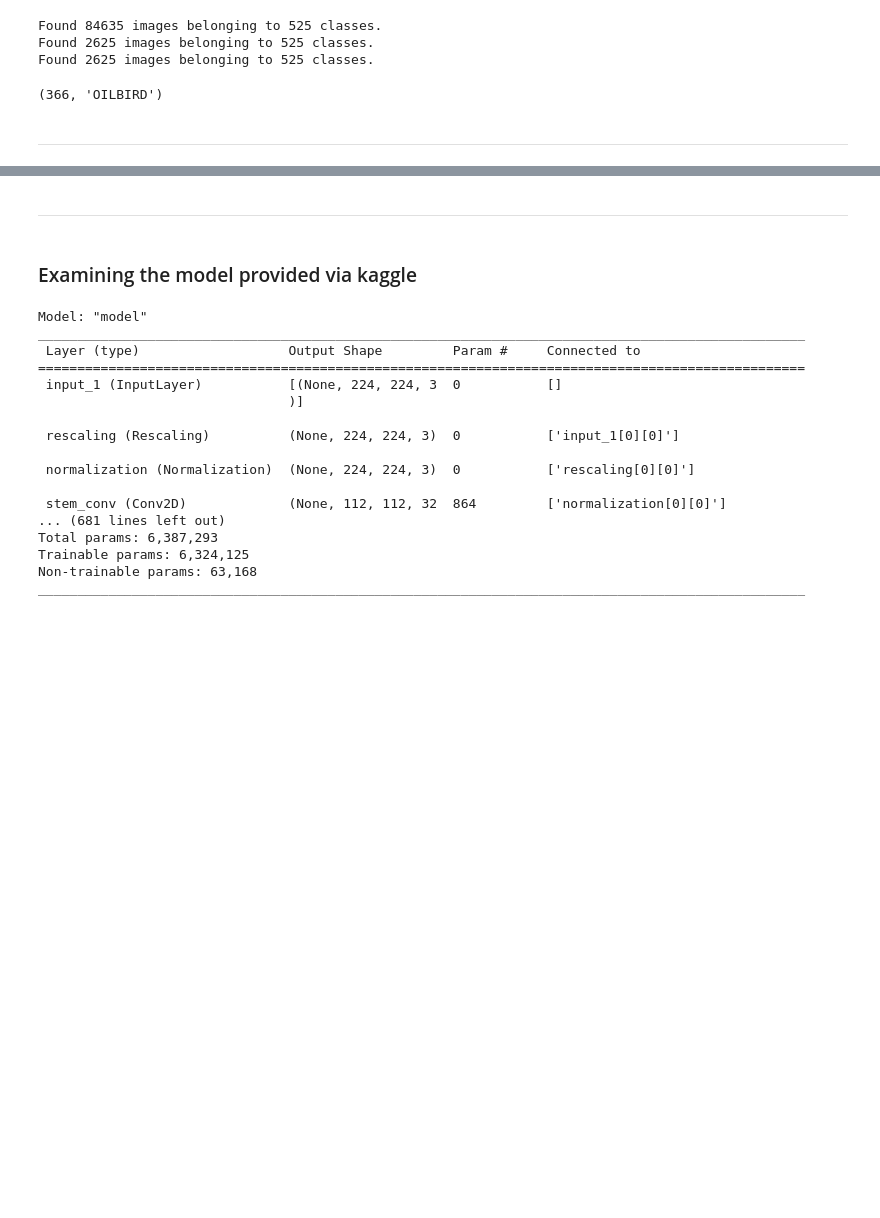
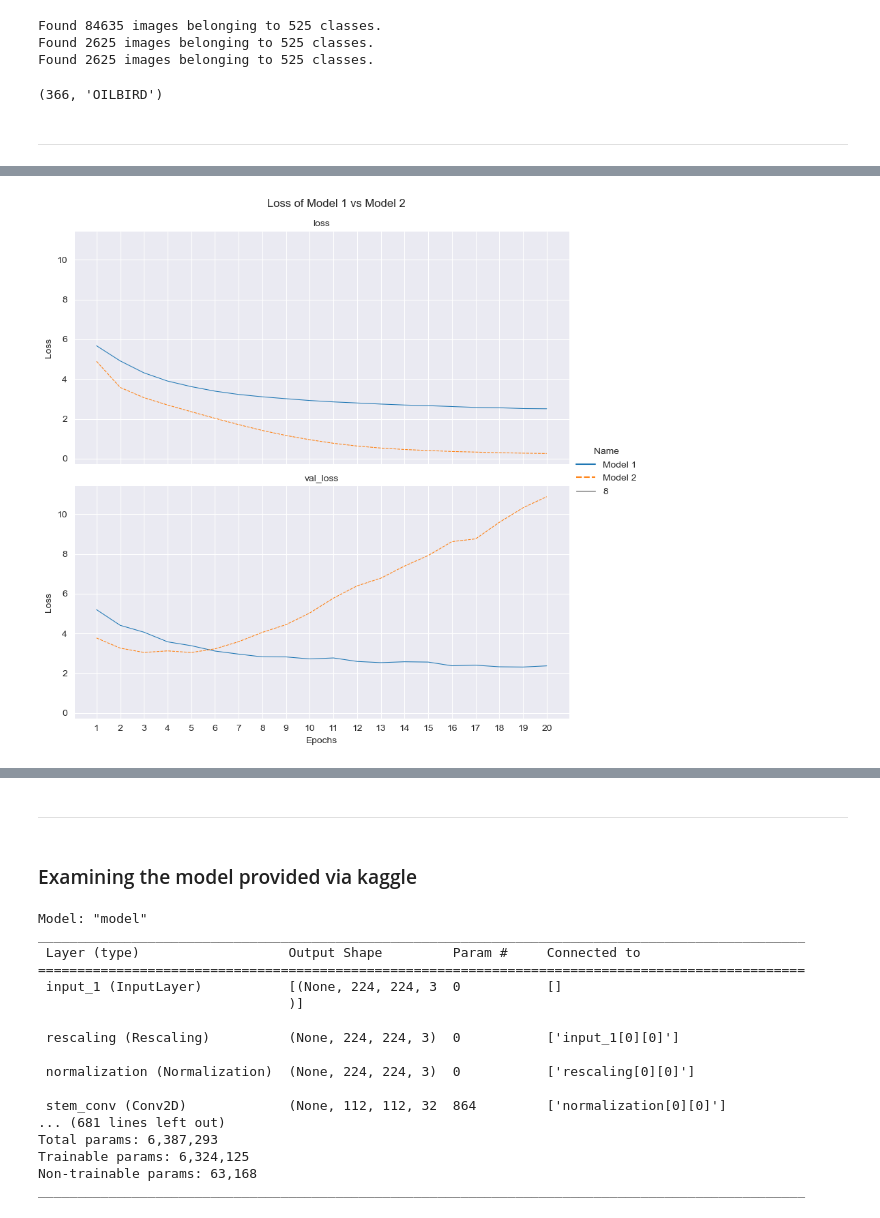
Before and after one commit to dvdhartsman/Bird_Species_Image_Classification, a Jupyter notebook: Bird_Classification_2.ipynb, the cells around one changed output, grey strips where cells are left out. Saved outputs shown, nothing was run; the diff lists cells and outputs as text; code cells hidden in the pictures; blank space fills up the shorter version.

Commit message:
2nd model, visualization function, planned third model

```diff
--- a/Bird_Classification_2.ipynb
+++ b/Bird_Classification_2.ipynb
@@ -204,0 +228,8 @@ KeyboardInterrupt:
+# %%
+# Creating a df from this model's training history object
+
+model_df = pd.DataFrame(histoy.history)
+model_df["Epochs"] = range(1, 21)
+model_df["Name"] = "Model 2"
+# model_df.to_csv('/Users/samalainabayeva/Desktop/FLAT_IRON!!!/birds_archive/model_2_logs.csv')
+model_df.head()
@@ -204,0 +243,7 @@ KeyboardInterrupt:
+# %%
+# Importing data from the model created in the previous notebook
+
+first_model = pd.read_csv('/Users/samalainabayeva/Desktop/FLAT_IRON!!!/birds_archive/model_1_logs.csv', index_col=0)
+first_model["Name"] = "Model 1"
+first_model = first_model.reindex(columns=model_df.columns)
+first_model.head()
@@ -204,0 +257,6 @@ KeyboardInterrupt:
+# %%
+# Combining both models into a single df for plotting options
+
+concat_df = pd.concat([first_model, model_df])
+print(concat_df.info())
+concat_df[18:22]
@@ -204,0 +283,5 @@ KeyboardInterrupt:
+# %%
+# Making df long format for some additional categorical plotting options
+
+melted = pd.melt(concat_df, id_vars=["Name", "Epochs"], value_vars=["loss", "accuracy", "val_loss", "val_accuracy"])
+melted.head()
@@ -204,0 +295,10 @@ KeyboardInterrupt:
+# %%
+sns.set_style("darkgrid")
+g = sns.relplot(data=melted.query('variable == "loss" or variable == "val_loss"'), \
+                x="Epochs", y="value", hue="Name", kind="line", height=4, aspect=2, \
+                row="variable", style="Name")
+g.fig.suptitle("Loss of Model 1 vs Model 2", y=1.02)
+g.set(xlabel="Epochs", ylabel="Loss", xticks=range(1,21))
+g.set_titles("{row_name}");
+# %% [output]
+[figure, added]
```
Also changed, not shown: parts of 25 cells of this notebook.
